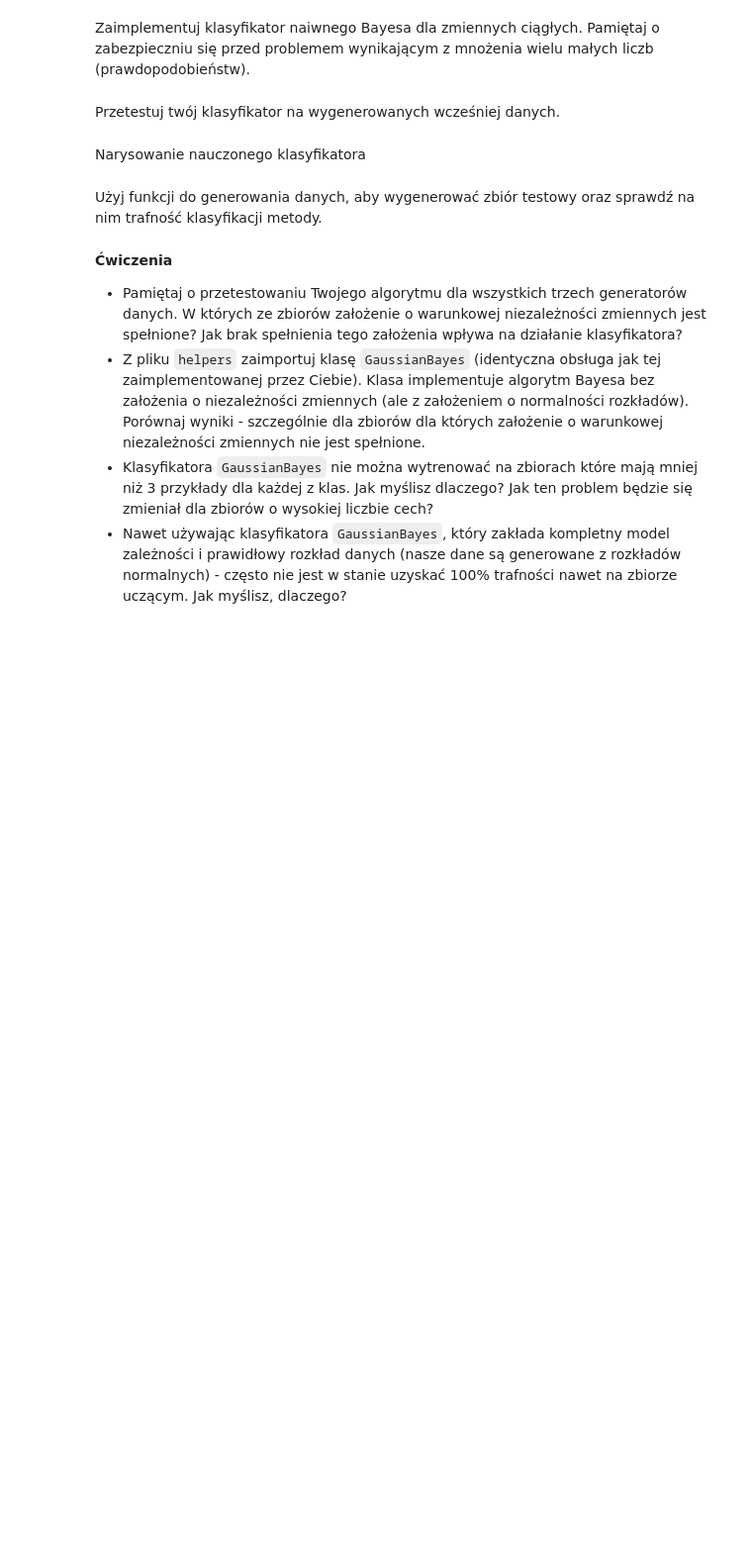
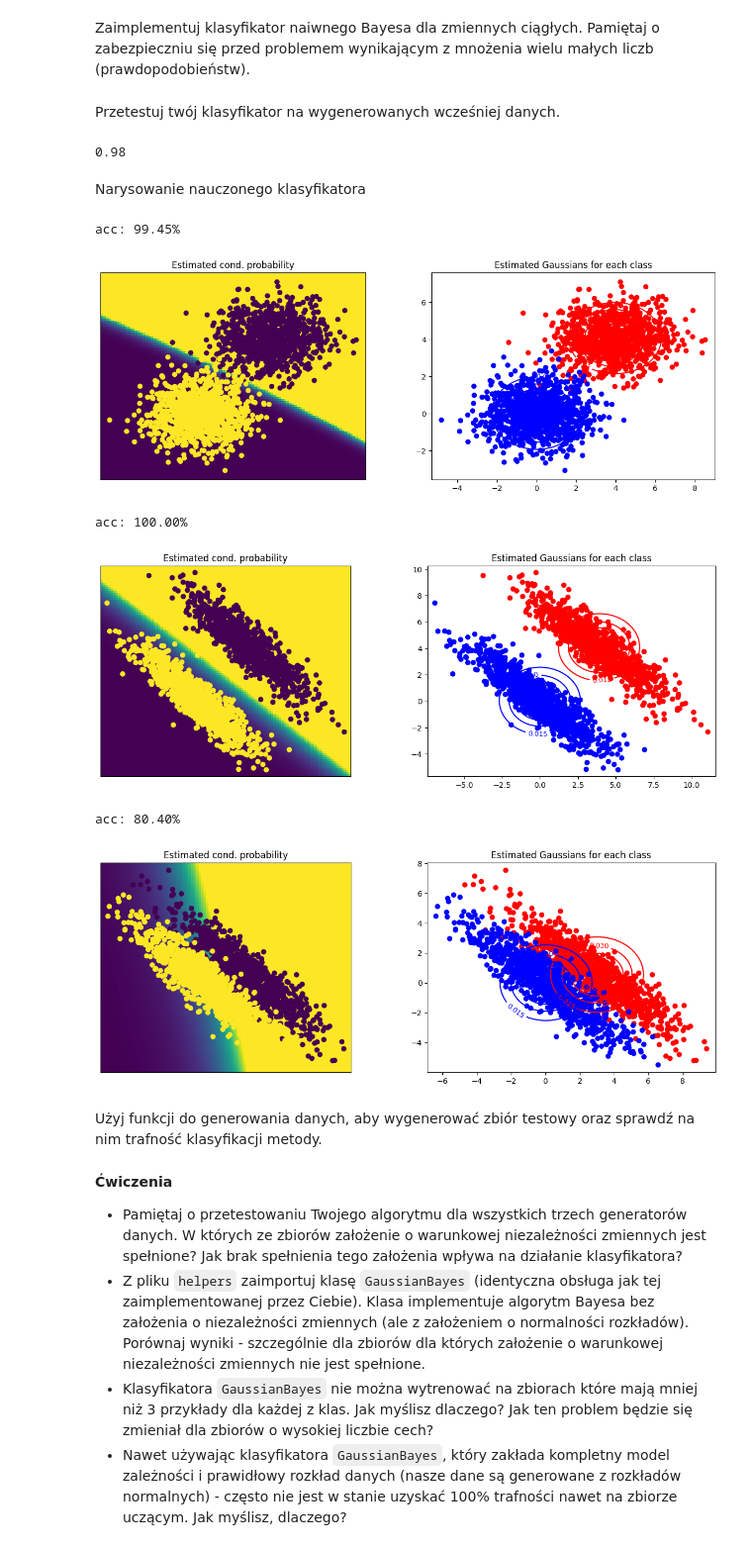
Before and after one commit to Mimikkk/study-master-2023-sus, a Jupyter notebook: exercise-2-gan/notebook.ipynb, the cells around one changed output. Shown at 99% size. Drawn from its saved outputs; the diff is of its cells as text; code cells hidden in the pictures; blank space fills up the shorter version.

```diff
--- a/exercise-2-gan/notebook.ipynb
+++ b/exercise-2-gan/notebook.ipynb
@@ -65,8 +72,11 @@ raise NotImplementedError()
 Przetestuj twój klasyfikator na wygenerowanych wcześniej danych.
 # %%
 gnb = GaussianNaiveBayes()
-gnb.fit(X,y)
+(X, y) = generate1(100)
+gnb.fit(X, y)
 #Trafność na zbiorze uczącym
 np.mean(gnb.predict(X) == y)
+# %% [output]
+0.98
 # %% [markdown]
 Narysowanie nauczonego klasyfikatora
@@ -76,2 +83,17 @@ plotGaussianBayes(X, y, gnb)
+# %%
+from helpers import plotGaussianBayes
+
+for (X, y) in map(lambda x: x(1000), [generate1, generate2, generate3]):
+  gnb = GaussianNaiveBayes()
+  gnb.fit(X, y)
+  print(f"acc: {np.mean(gnb.predict(X) == y) * 100:.2f}%")
+  plotGaussianBayes(X, y, gnb)
+# %% [output]
+acc: 99.45%
+[figure, added]
+acc: 100.00%
+[figure, added]
+acc: 80.40%
+[figure, added]
 # %% [markdown]
 Użyj funkcji do generowania danych, aby wygenerować zbiór testowy oraz sprawdź na nim trafność klasyfikacji metody.
```
Also changed, not shown: parts of 15 cells of this notebook, 1 other file.
